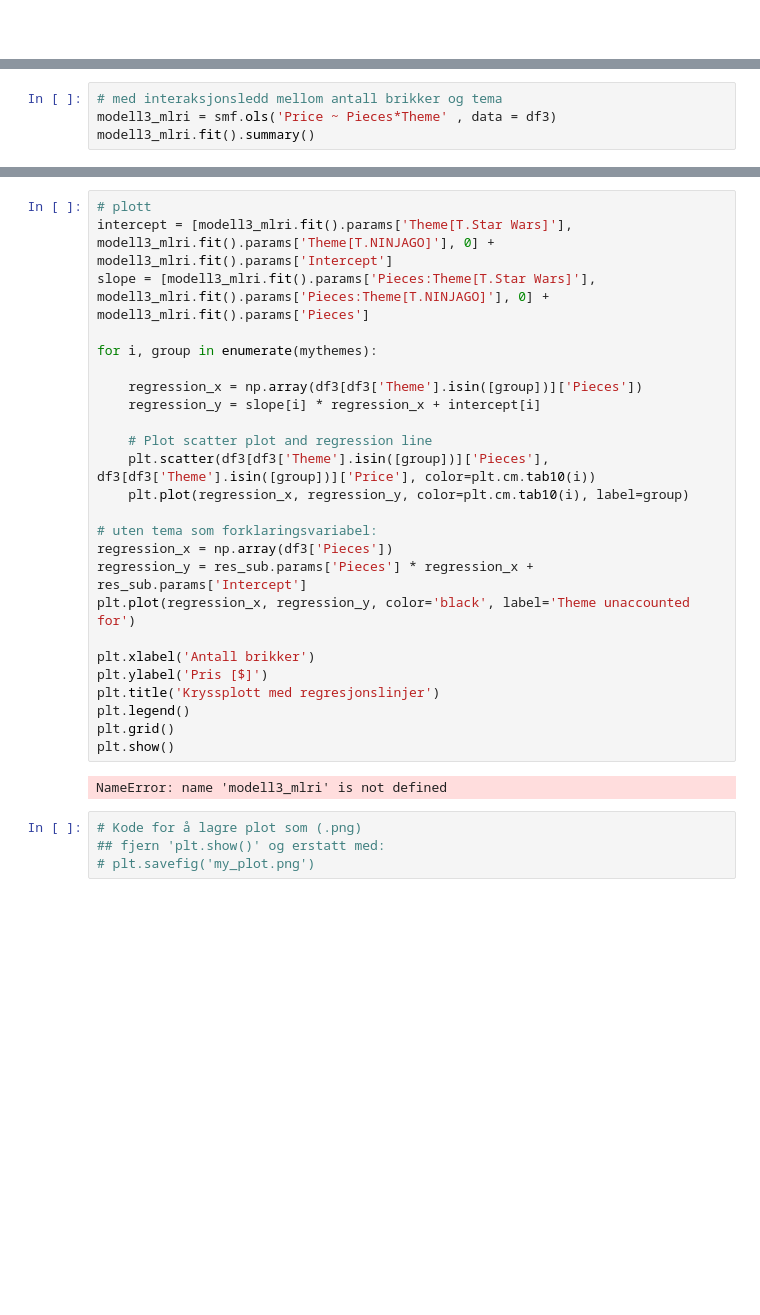
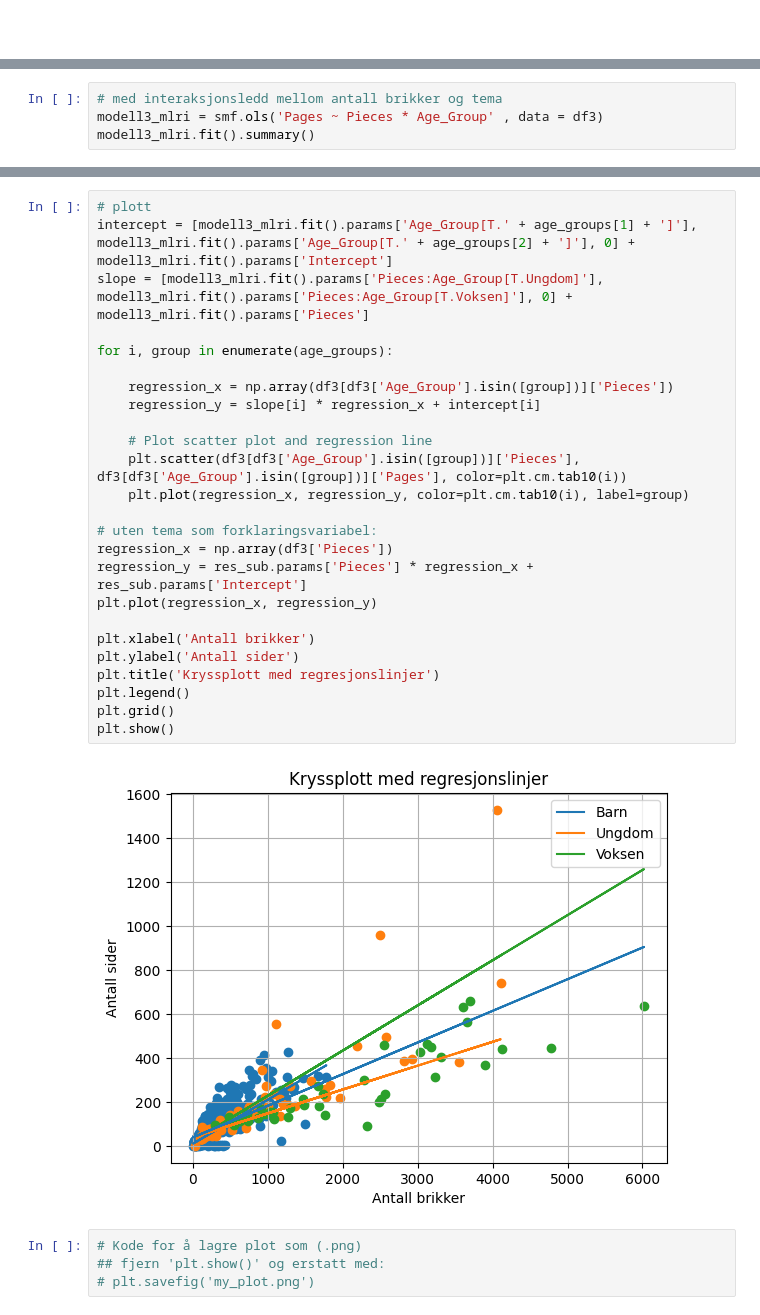
Before and after one commit to HMB-Solutions/ISTT1003-ProjectAssignment-02, a Jupyter notebook: oppg1.ipynb, the cells around one changed output, grey strips where cells are left out. Saved outputs shown, nothing was run; the diff lists cells and outputs as text; blank space fills up the shorter version.

```diff
--- a/oppg1.ipynb
+++ b/oppg1.ipynb
@@ -340,4 +340,4 @@ KeyError: 'Age_Group[T.Barn]'
 # %%
 # med interaksjonsledd mellom antall brikker og tema
-modell3_mlri = smf.ols('Price ~ Pieces*Theme' , data = df3)
+modell3_mlri = smf.ols('Pages ~ Pieces * Age_Group' , data = df3)
 modell3_mlri.fit().summary()
@@ -344,30 +370,30 @@ modell3_mlri.fit().summary()
 # %%
 # plott
-intercept = [modell3_mlri.fit().params['Theme[T.Star Wars]'], modell3_mlri.fit().params['Theme[T.NINJAGO]'], 0] + modell3_mlri.fit().params['Intercept']
-slope = [modell3_mlri.fit().params['Pieces:Theme[T.Star Wars]'], modell3_mlri.fit().params['Pieces:Theme[T.NINJAGO]'], 0] + modell3_mlri.fit().params['Pieces']
+intercept = [modell3_mlri.fit().params['Age_Group[T.' + age_groups[1] + ']'], modell3_mlri.fit().params['Age_Group[T.' + age_groups[2] + ']'], 0] + modell3_mlri.fit().params['Intercept']
+slope = [modell3_mlri.fit().params['Pieces:Age_Group[T.Ungdom]'], modell3_mlri.fit().params['Pieces:Age_Group[T.Voksen]'], 0] + modell3_mlri.fit().params['Pieces']
 
-for i, group in enumerate(mythemes):
+for i, group in enumerate(age_groups):
 
-    regression_x = np.array(df3[df3['Theme'].isin([group])]['Pieces'])
+    regression_x = np.array(df3[df3['Age_Group'].isin([group])]['Pieces'])
     regression_y = slope[i] * regression_x + intercept[i]
 
     # Plot scatter plot and regression line
-    plt.scatter(df3[df3['Theme'].isin([group])]['Pieces'], df3[df3['Theme'].isin([group])]['Price'], color=plt.cm.tab10(i))
+    plt.scatter(df3[df3['Age_Group'].isin([group])]['Pieces'], df3[df3['Age_Group'].isin([group])]['Pages'], color=plt.cm.tab10(i))
     plt.plot(regression_x, regression_y, color=plt.cm.tab10(i), label=group)
 
 # uten tema som forklaringsvariabel:
 regression_x = np.array(df3['Pieces'])
 regression_y = res_sub.params['Pieces'] * regression_x + res_sub.params['Intercept']
-plt.plot(regression_x, regression_y, color='black', label='Theme unaccounted for')
+plt.plot(regression_x, regression_y)
 
 plt.xlabel('Antall brikker')
-plt.ylabel('Pris [$]')
+plt.ylabel('Antall sider')
 plt.title('Kryssplott med regresjonslinjer')
 plt.legend()
 plt.grid()
 plt.show()
 # %% [output]
-NameError: name 'modell3_mlri' is not defined
+[figure, added]
 # %%
 # Kode for å lagre plot som (.png)
 ## fjern 'plt.show()' og erstatt med:
```
Also changed, not shown: parts of 8 cells of this notebook.
